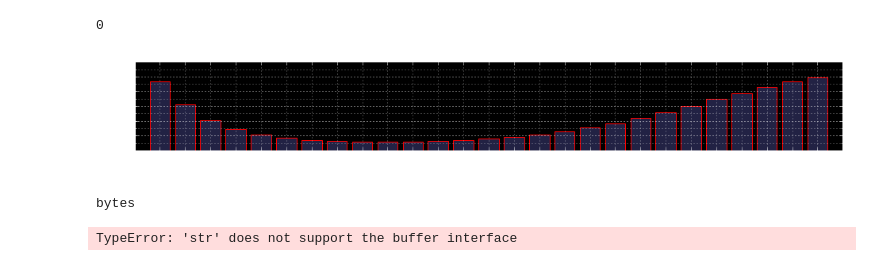
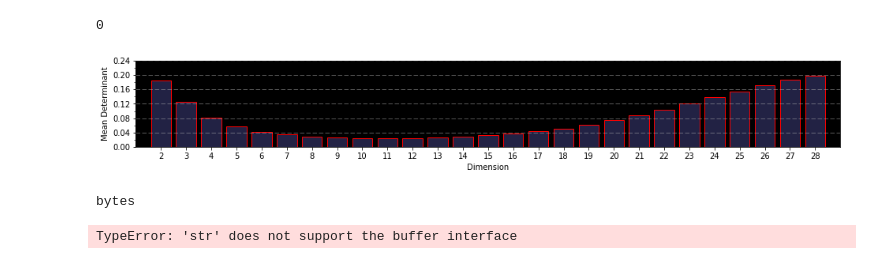
Before and after one commit to JoelBondurant/jupyter, a Jupyter notebook: src/RandomMatrices.ipynb, the cells around one changed output. Drawn from its saved outputs; the diff is of its cells as text; code cells hidden in the pictures.

```diff
--- a/src/RandomMatrices.ipynb
+++ b/src/RandomMatrices.ipynb
@@ -1,13 +4,12 @@
 # %%
-%matplotlib inline
-import mpld3
 import requests
 import numpy as np
 import concurrent.futures
 import matplotlib as mpl
 import matplotlib.pyplot as plt
 import scipy.optimize, scipy.stats
-mpld3.enable_notebook()
+plt.rcParams['figure.facecolor'] = 'white'
+%matplotlib inline
 # %%
 def dets(n, m, t, randfunc = np.random.rand):
     y = np.array([np.linalg.det(np.abs(randfunc(n,n))) for x in range(m)])
@@ -207,19 +210,20 @@ np.argmin(violin_means.mean())
 0
 # %%
 fig, ax = plt.subplots(1,1,figsize=(16,2))
+ax.set_facecolor('black')
 udim = len(violin_means) + 2
-bar_posn = np.arange(2, udim) - 0.4
+bar_posn = np.arange(2, udim)
 bar_parts = ax.bar(bar_posn, violin_means, color = '#222244', edgecolor = '#ff0000')
 ax.set_ylabel('Mean Determinant')
 ax.set_xlabel('Dimension')
 ax.set_ylim((0, 0.24))
 ax.set_xlim((1, udim))
 ax.yaxis.set_minor_locator(mpl.ticker.MultipleLocator(0.02))
 ax.yaxis.set_major_locator(mpl.ticker.MultipleLocator(0.04))
 ax.set_xticks(np.arange(2, udim))
-ax.grid(which='both')
+ax.yaxis.grid(lw = 0.5, ls = '--')
 # %% [output]
-[figure, old version]
+[figure, new version]
 # %%
 def dets(n, m, t):
     y = np.array([np.linalg.det(np.random.rand(n,n)) for x in range(m)])
```
Also changed, not shown: parts of 23 cells of this notebook.
